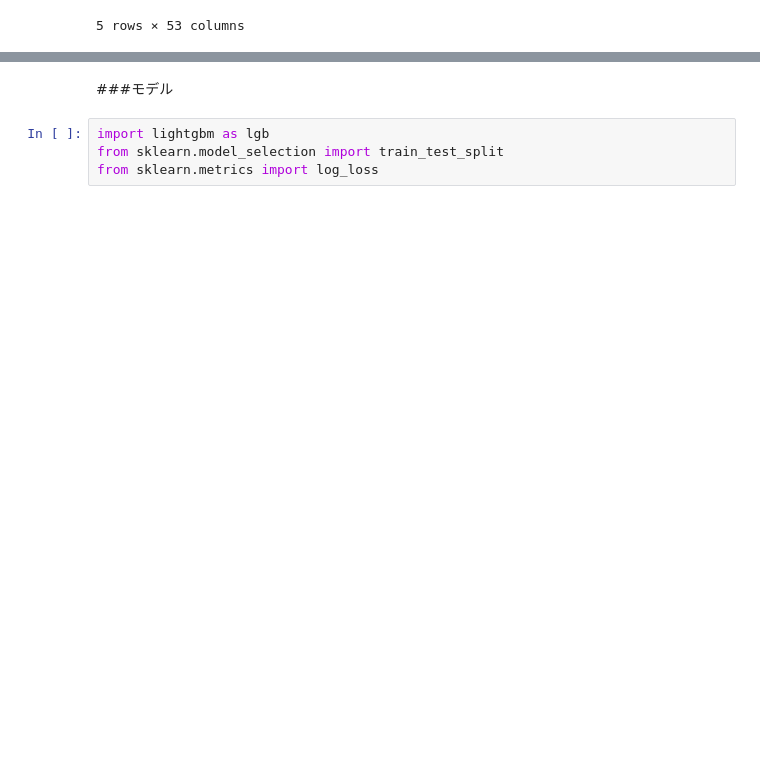
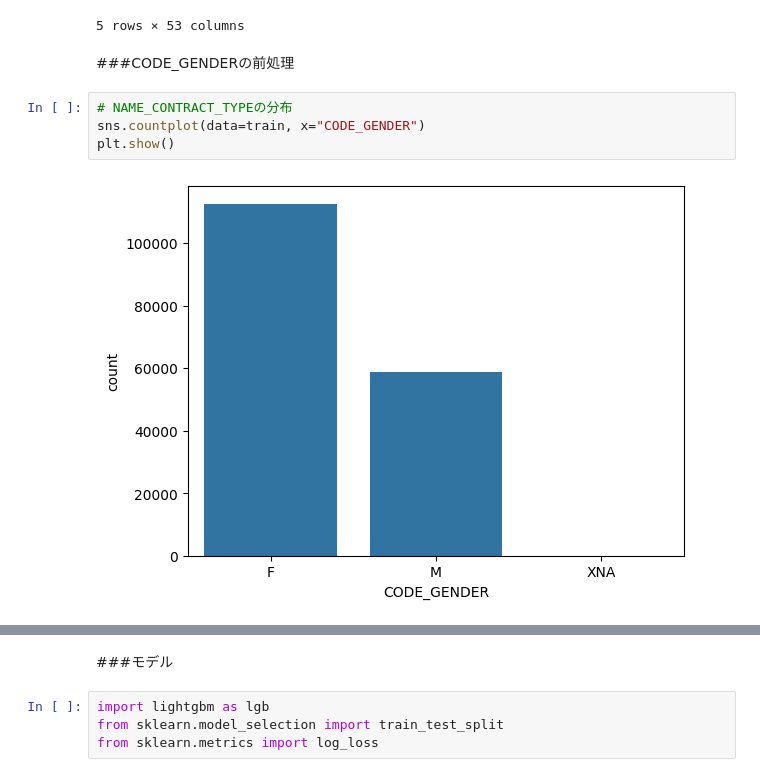
Before and after one commit to aki05162525/gci_compe2, a Jupyter notebook: compe2_ver1.ipynb, the cells around one changed output, grey strips where cells are left out. Saved outputs shown, nothing was run; the diff lists cells and outputs as text; blank space fills up the shorter version.

Commit message:
CODE_GENDERを追加（結果は上昇） Validation Log Loss: 0.2593710111022344 Train Score: 0.7840212349056029 Valid Score: 0.6985927507678291

```diff
--- a/compe2_ver1.ipynb
+++ b/compe2_ver1.ipynb
@@ -306,3 +306,11 @@ train.head(5)
 | 3 | 3 | 0 | 0 | F | N | Y | 0 | ... |
 | 4 | 4 | 1 | 0 | M | N | N | 0 | ... |
 5 rows × 53 columns
+# %% [markdown]
+###CODE_GENDERの前処理
+# %%
+# NAME_CONTRACT_TYPEの分布
+sns.countplot(data=train, x="CODE_GENDER")
+plt.show()
+# %% [output]
+[figure, added]
```
Also changed, not shown: parts of 6 cells of this notebook.
